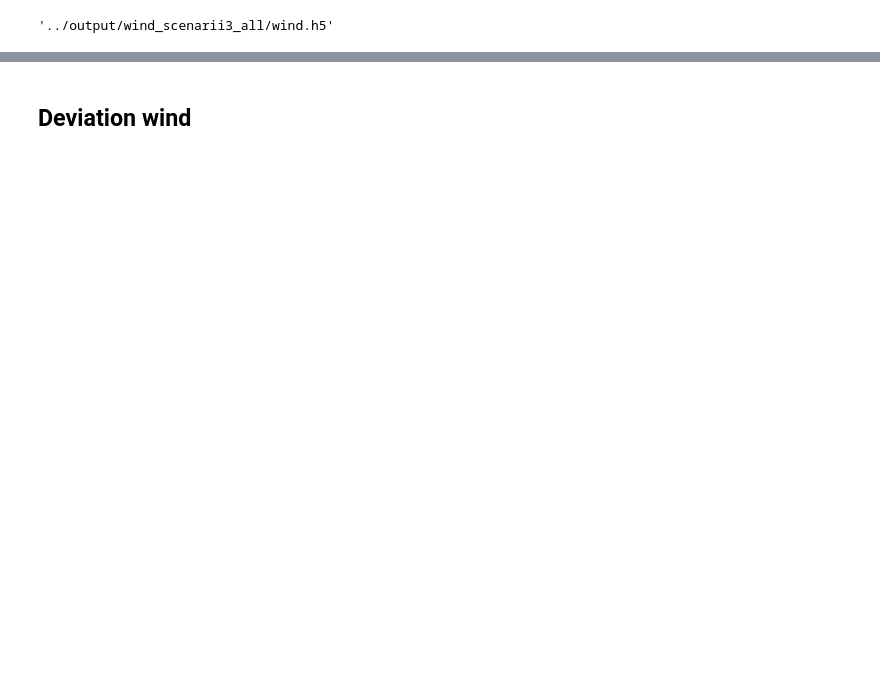
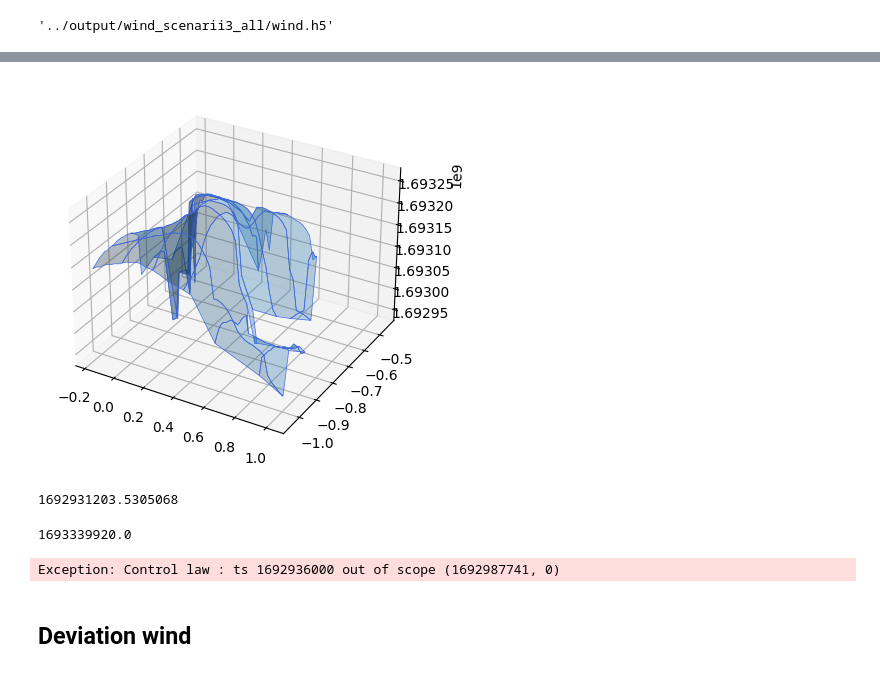
Before and after one commit to dabry-route/dabry, a Jupyter notebook: dev/Traj in ensemble.ipynb, the cells around one changed output, grey strips where cells are left out. Saved outputs shown, nothing was run; the diff lists cells and outputs as text; code cells hidden in the pictures; blank space fills up the shorter version.

```diff
--- a/dev/Traj in ensemble.ipynb
+++ b/dev/Traj in ensemble.ipynb
@@ -227,0 +393,22 @@ ddf.log(pb)
+# %%
+import matplotlib.pyplot as plt
+import numpy.ma as ma
+ax = plt.figure().add_subplot(projection='3d')
+table = values[:, :, 0, 1]
+show = ma.array(table, mask=table <10000)
+# Plot the 3D surface
+ax.plot_surface(grid[:-1, :-1, 0], grid[:-1,:-1,1], show, edgecolor='royalblue', lw=0.5, rstride=8, cstride=8,
+                alpha=0.3)
+plt.show()
+# %% [output]
+[figure, added]
+# %%
+table = values[:, :, :, 1]
+np.min(ma.array(table, mask=table <10000))
+# %% [output]
+1692931203.5305068
+# %%
+table = values[:, :, :, 1]
+np.max(ma.array(table, mask=table <10000))
+# %% [output]
+1693339920.0
@@ -228,3 +418,14 @@ ddf.log(pb)
+# %%
+from dabry.stoppingcond import TimedSC
+pb.t_init = pb.model.wind.t_start
+pb.load_feedback(gfb)
+sc = TimedSC(110*3600)
+pb.integrate_trajectory(pb.x_target+np.array((0.2, 0.2)), sc, 100, 1800)
+ddf.set_case('test_cmap')
+ddf.dump_wind(pb.model.wind)
+ddf.dump_trajs(pb.trajs)
+# %% [output]
+Exception: Control law : ts 1692936000 out of scope (1692987741, 0)
 # %% [markdown]
 ## Deviation wind
 # %%
```
Also changed, not shown: parts of 22 cells of this notebook, 15 other files.
